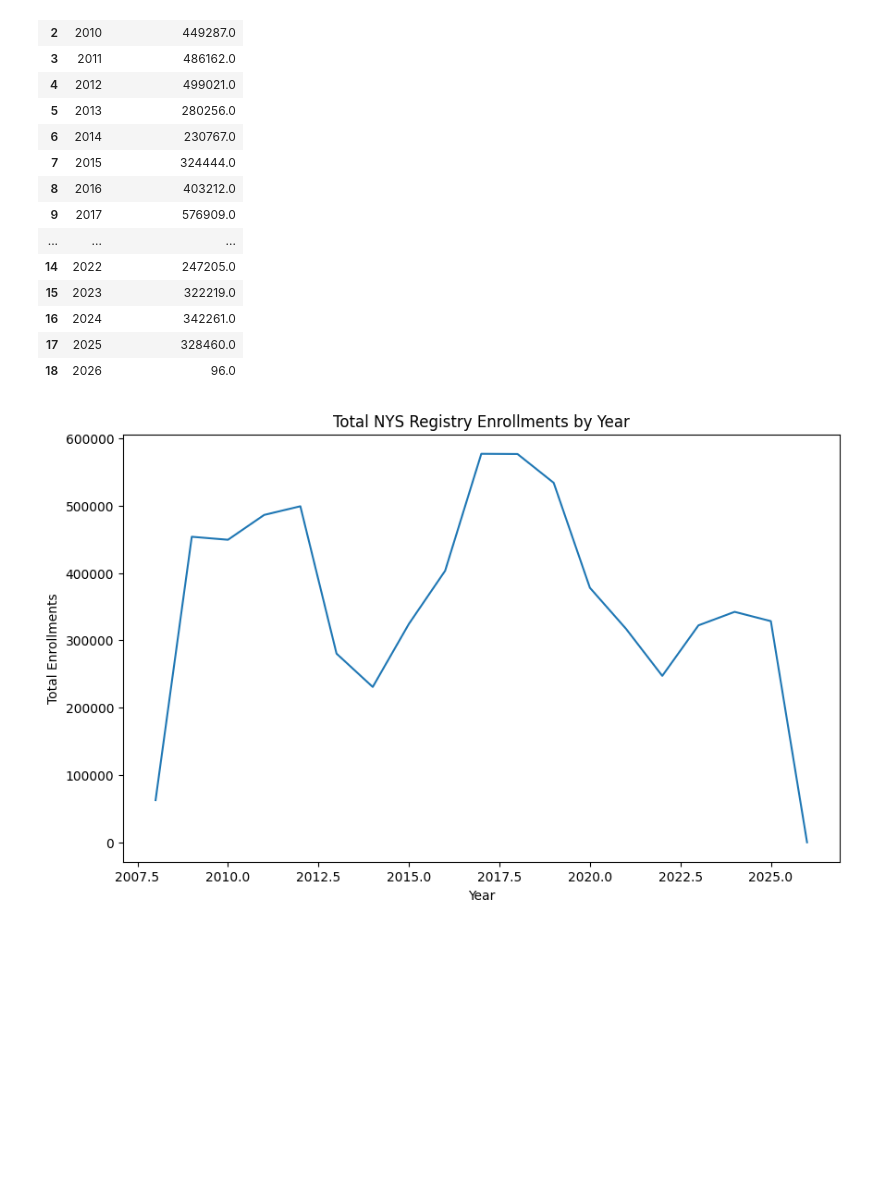
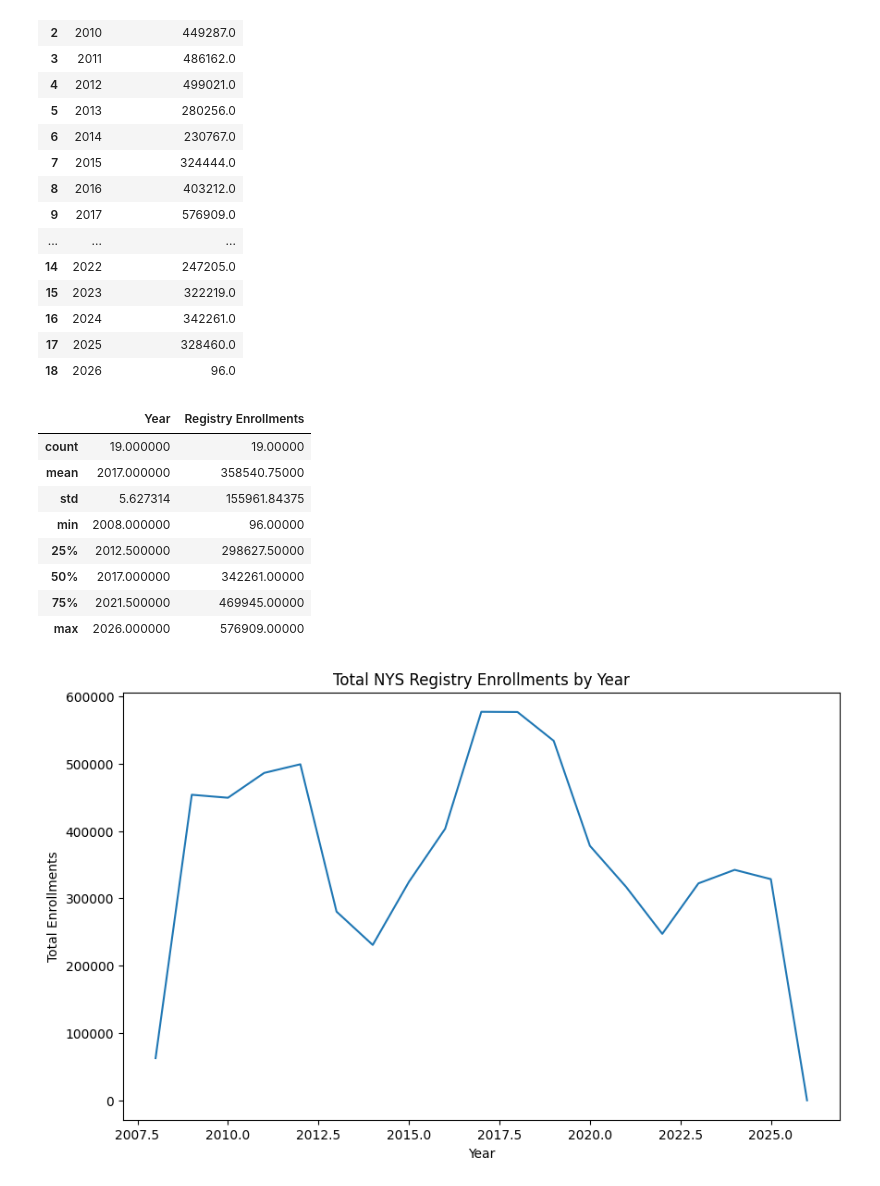
Before and after one commit to slp22/nys_donate_life, a Jupyter notebook: NYS Donate Life_start.ipynb, the cells around one changed output. Saved outputs shown, nothing was run; the diff lists cells and outputs as text; code cells hidden in the pictures; blank space fills up the shorter version.

```diff
--- a/NYS Donate Life_start.ipynb
+++ b/NYS Donate Life_start.ipynb
@@ -251,6 +200,18 @@ yearly_totals
 | 16 | 2024 | 342261.0 |
 | 17 | 2025 | 328460.0 |
 | 18 | 2026 | 96.0 |
+# %%
+yearly_totals.describe()
+# %% [output]
+|  | Year | Registry Enrollments |
+| count | 19.000000 | 19.00000 |
+| mean | 2017.000000 | 358540.75000 |
+| std | 5.627314 | 155961.84375 |
+| min | 2008.000000 | 96.00000 |
+| 25% | 2012.500000 | 298627.50000 |
+| 50% | 2017.000000 | 342261.00000 |
+| 75% | 2021.500000 | 469945.00000 |
+| max | 2026.000000 | 576909.00000 |
 # %%
 # double check visuzliation using `yearly_totals_df`
 
```
Also changed, not shown: parts of 22 cells of this notebook.
